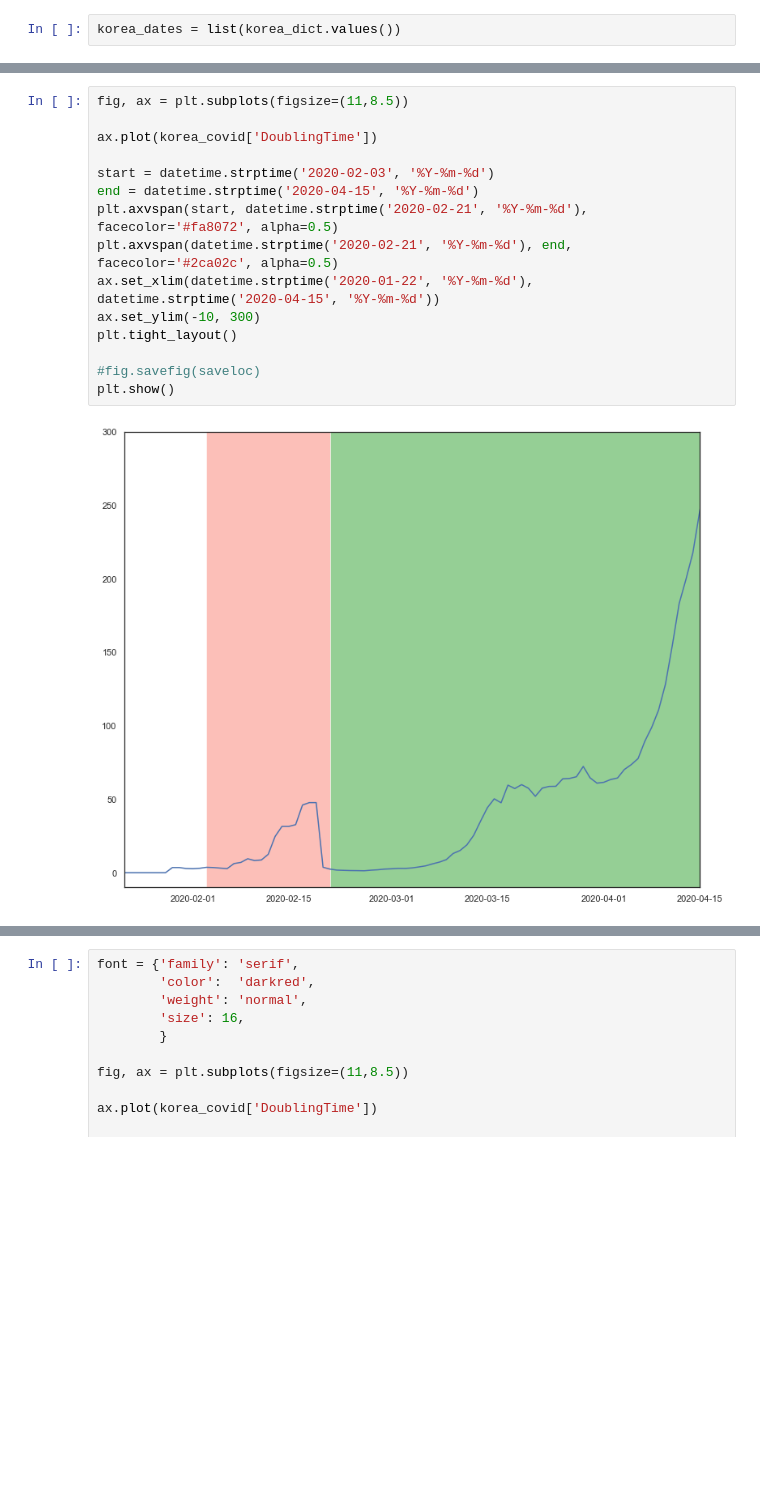
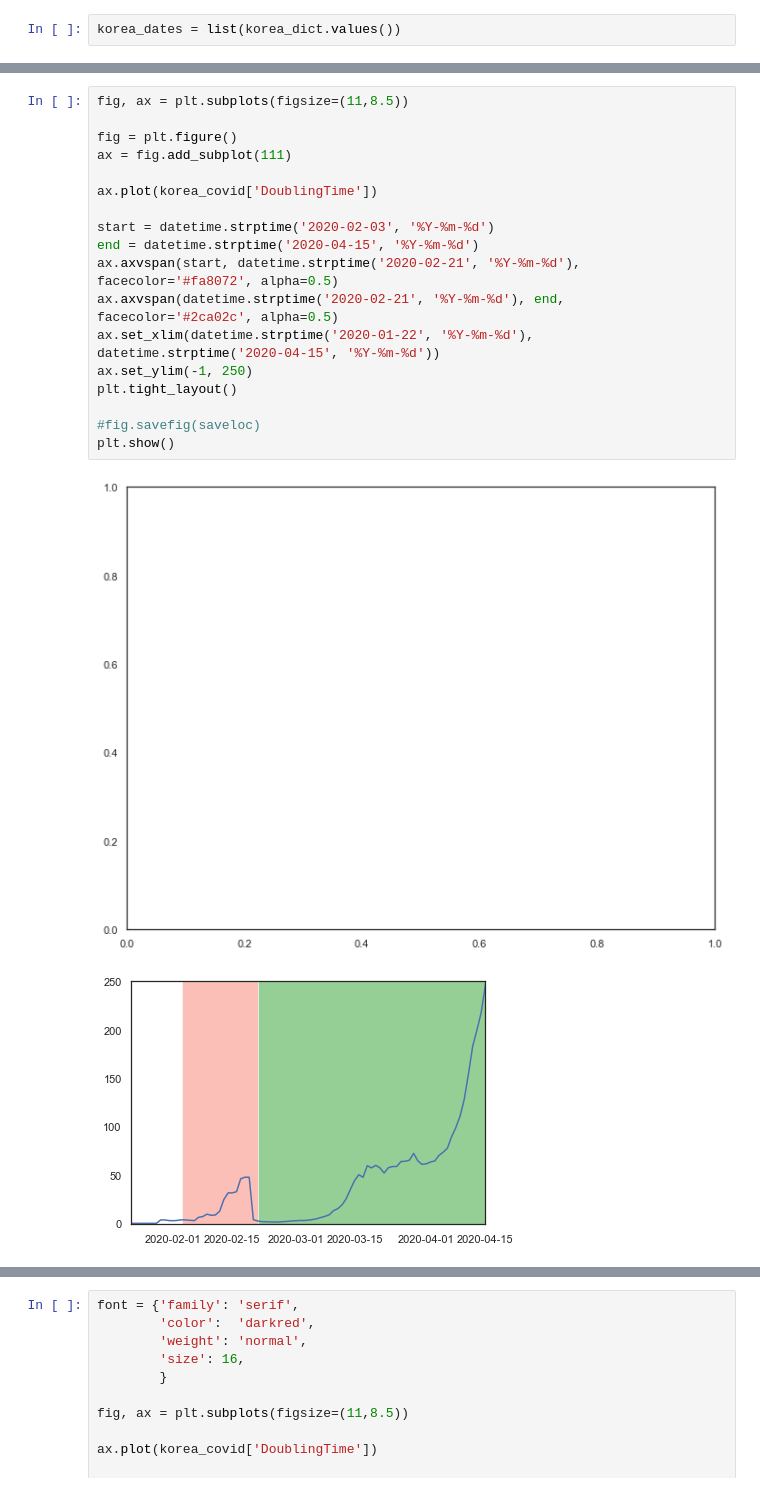
Before and after one commit to mediasittich/covid19-dash-app, a Jupyter notebook: notebooks/Response Notebook.ipynb, the cells around one changed output, grey strips where cells are left out. Cells and saved outputs as stored; diff of their text form; blank space fills up the shorter version.

```diff
--- a/notebooks/Response Notebook.ipynb
+++ b/notebooks/Response Notebook.ipynb
@@ -391,17 +400,21 @@ korea_dates = list(korea_dict.values())
 # %%
 fig, ax = plt.subplots(figsize=(11,8.5))
+
+fig = plt.figure()
+ax = fig.add_subplot(111)
 
 ax.plot(korea_covid['DoublingTime'])
 
 start = datetime.strptime('2020-02-03', '%Y-%m-%d')
 end = datetime.strptime('2020-04-15', '%Y-%m-%d')
-plt.axvspan(start, datetime.strptime('2020-02-21', '%Y-%m-%d'), facecolor='#fa8072', alpha=0.5)
-plt.axvspan(datetime.strptime('2020-02-21', '%Y-%m-%d'), end, facecolor='#2ca02c', alpha=0.5)
+ax.axvspan(start, datetime.strptime('2020-02-21', '%Y-%m-%d'), facecolor='#fa8072', alpha=0.5)
+ax.axvspan(datetime.strptime('2020-02-21', '%Y-%m-%d'), end, facecolor='#2ca02c', alpha=0.5)
 ax.set_xlim(datetime.strptime('2020-01-22', '%Y-%m-%d'), datetime.strptime('2020-04-15', '%Y-%m-%d'))
-ax.set_ylim(-10, 300)
+ax.set_ylim(-1, 250)
 plt.tight_layout()
 
 #fig.savefig(saveloc)
 plt.show()
 # %% [output]
-[figure, old version]
+[figure, new version]
+[figure, added]
```
Also changed, not shown: parts of 3 cells of this notebook, 7 other files.
